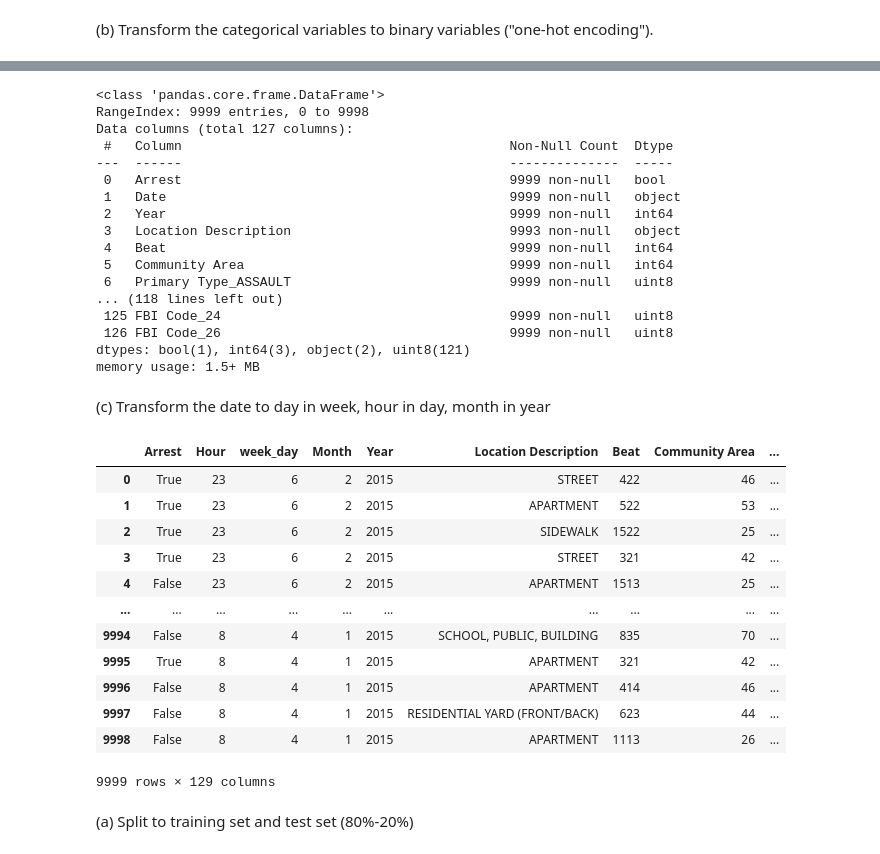
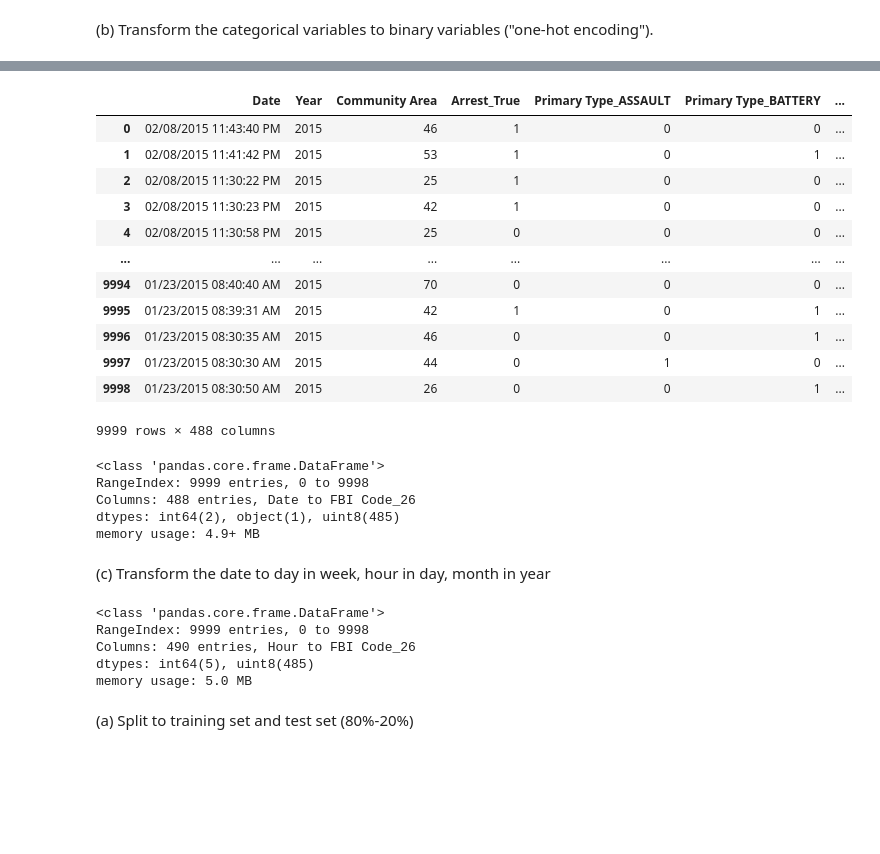
Before and after one commit to LiorSukman/machine-learning-for-ns-hw-repo, a Jupyter notebook: HW3/HW3_notebook.ipynb, the cells around one changed output, grey strips where cells are left out. Cells and saved outputs as stored; diff of their text form; code cells hidden in the pictures; blank space fills up the shorter version.

```diff
--- a/HW3/HW3_notebook.ipynb
+++ b/HW3/HW3_notebook.ipynb
@@ -75,7 +76,8 @@ plt.show()
 ## Q2
 # %%
 #Build Dataframe with the requierd features
-df = pd.read_csv('data.txt') #How to upload data from web urls?
+csv_url = 'https://raw.githubusercontent.com/h2oai/h2o-tutorials/master/tutorials/data/chicagoCrimes10k.csv'
+df=pd.read_csv(csv_url)
 data = df[["Arrest", "Date", "Year", "Primary Type", "Location Description", "Domestic", "Beat", "District", "Ward", "Community Area", "FBI Code"]]
 # %% [markdown]
 (b) Transform the categorical variables to binary variables ("one-hot encoding").
@@ -82,31 +105,34 @@ data = df[["Arrest", "Date", "Year", "Primary Type", "Location Description", "Do
 # %%
 #Build Dataframes of binary variables and join with data
-categorical_variables = ["Primary Type", 'Domestic', 'District', 'Ward', 'FBI Code'] #which features do you think is categorial?
+categorical_variables = ["Arrest",  'Primary Type', 'Location Description', 'Domestic', 'Beat', 'District', 'Ward', 'FBI Code'] #which features do you think is categorial?
 df_list = []
 for categoria in categorical_variables:
     df = pd.get_dummies(data[categoria], prefix=categoria, drop_first=True)
     data = pd.concat([data, df] ,axis=1)
     data = data.drop(columns=[categoria])
+data
+# %% [output]
+|  | Date | Year | Community Area | Arrest_True | Primary Type_ASSAULT | Primary Type_BATTERY | ... |
+| 0 | 02/08/2015 11:43:40 PM | 2015 | 46 | 1 | 0 | 0 | ... |
+| 1 | 02/08/2015 11:41:42 PM | 2015 | 53 | 1 | 0 | 1 | ... |
+| 2 | 02/08/2015 11:30:22 PM | 2015 | 25 | 1 | 0 | 0 | ... |
+| 3 | 02/08/2015 11:30:23 PM | 2015 | 42 | 1 | 0 | 0 | ... |
+| 4 | 02/08/2015 11:30:58 PM | 2015 | 25 | 0 | 0 | 0 | ... |
+| ... | ... | ... | ... | ... | ... | ... | ... |
+| 9994 | 01/23/2015 08:40:40 AM | 2015 | 70 | 0 | 0 | 0 | ... |
+| 9995 | 01/23/2015 08:39:31 AM | 2015 | 42 | 1 | 0 | 1 | ... |
+| 9996 | 01/23/2015 08:30:35 AM | 2015 | 46 | 0 | 0 | 1 | ... |
+| 9997 | 01/23/2015 08:30:30 AM | 2015 | 44 | 0 | 1 | 0 | ... |
+| 9998 | 01/23/2015 08:30:50 AM | 2015 | 26 | 0 | 0 | 1 | ... |
+9999 rows × 488 columns
 # %%
-data.info(verbose=True, null_counts=True)
+data.info()
 # %% [output]
 <class 'pandas.core.frame.DataFrame'>
 RangeIndex: 9999 entries, 0 to 9998
-Data columns (total 127 columns):
- #   Column                                          Non-Null Count  Dtype
----  ------                                          --------------  -----
- 0   Arrest                                          9999 non-null   bool
- 1   Date                                            9999 non-null   object
- 2   Year                                            9999 non-null   int64
- 3   Location Description                            9993 non-null   object
- 4   Beat                                            9999 non-null   int64
- 5   Community Area                                  9999 non-null   int64
- 6   Primary Type_ASSAULT                            9999 non-null   uint8
-... (118 lines left out)
- 125 FBI Code_24                                     9999 non-null   uint8
- 126 FBI Code_26                                     9999 non-null   uint8
-dtypes: bool(1), int64(3), object(2), uint8(121)
-memory usage: 1.5+ MB
+Columns: 488 entries, Date to FBI Code_26
+dtypes: int64(2), object(1), uint8(485)
+memory usage: 4.9+ MB
 # %% [markdown]
 (c) Transform the date to day in week, hour in day, month in year
 # %%
@@ -117,21 +143,13 @@ data.insert(2, 'week_day', data['Date_object'].dt.dayofweek)
 data.insert(3, 'Month', pd.DatetimeIndex(data['Date_object']).month)
 data = data.drop(columns=['Date', 'Date_object'])
 # %%
-data
+data.info()
 # %% [output]
-|  | Arrest | Hour | week_day | Month | Year | Location Description | Beat | Community Area | ... |
-| 0 | True | 23 | 6 | 2 | 2015 | STREET | 422 | 46 | ... |
-| 1 | True | 23 | 6 | 2 | 2015 | APARTMENT | 522 | 53 | ... |
-| 2 | True | 23 | 6 | 2 | 2015 | SIDEWALK | 1522 | 25 | ... |
-| 3 | True | 23 | 6 | 2 | 2015 | STREET | 321 | 42 | ... |
-| 4 | False | 23 | 6 | 2 | 2015 | APARTMENT | 1513 | 25 | ... |
-| ... | ... | ... | ... | ... | ... | ... | ... | ... | ... |
-| 9994 | False | 8 | 4 | 1 | 2015 | SCHOOL, PUBLIC, BUILDING | 835 | 70 | ... |
-| 9995 | True | 8 | 4 | 1 | 2015 | APARTMENT | 321 | 42 | ... |
-| 9996 | False | 8 | 4 | 1 | 2015 | APARTMENT | 414 | 46 | ... |
-| 9997 | False | 8 | 4 | 1 | 2015 | RESIDENTIAL YARD (FRONT/BACK) | 623 | 44 | ... |
-| 9998 | False | 8 | 4 | 1 | 2015 | APARTMENT | 1113 | 26 | ... |
-9999 rows × 129 columns
+<class 'pandas.core.frame.DataFrame'>
+RangeIndex: 9999 entries, 0 to 9998
+Columns: 490 entries, Hour to FBI Code_26
+dtypes: int64(5), uint8(485)
+memory usage: 5.0 MB
 # %% [markdown]
 (a) Split to training set and test set (80%-20%)
 # %%
```
Also changed, not shown: parts of 8 cells of this notebook.
